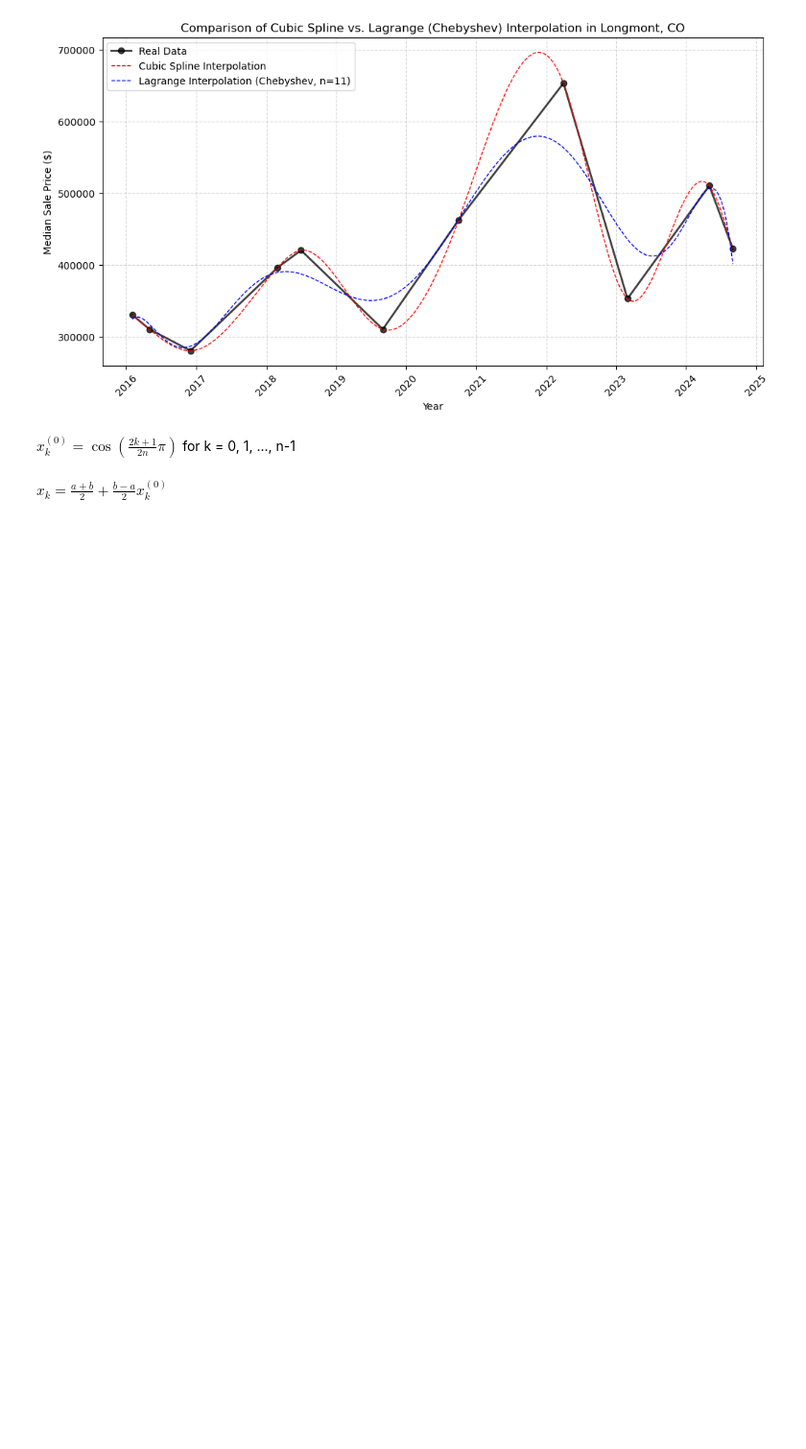
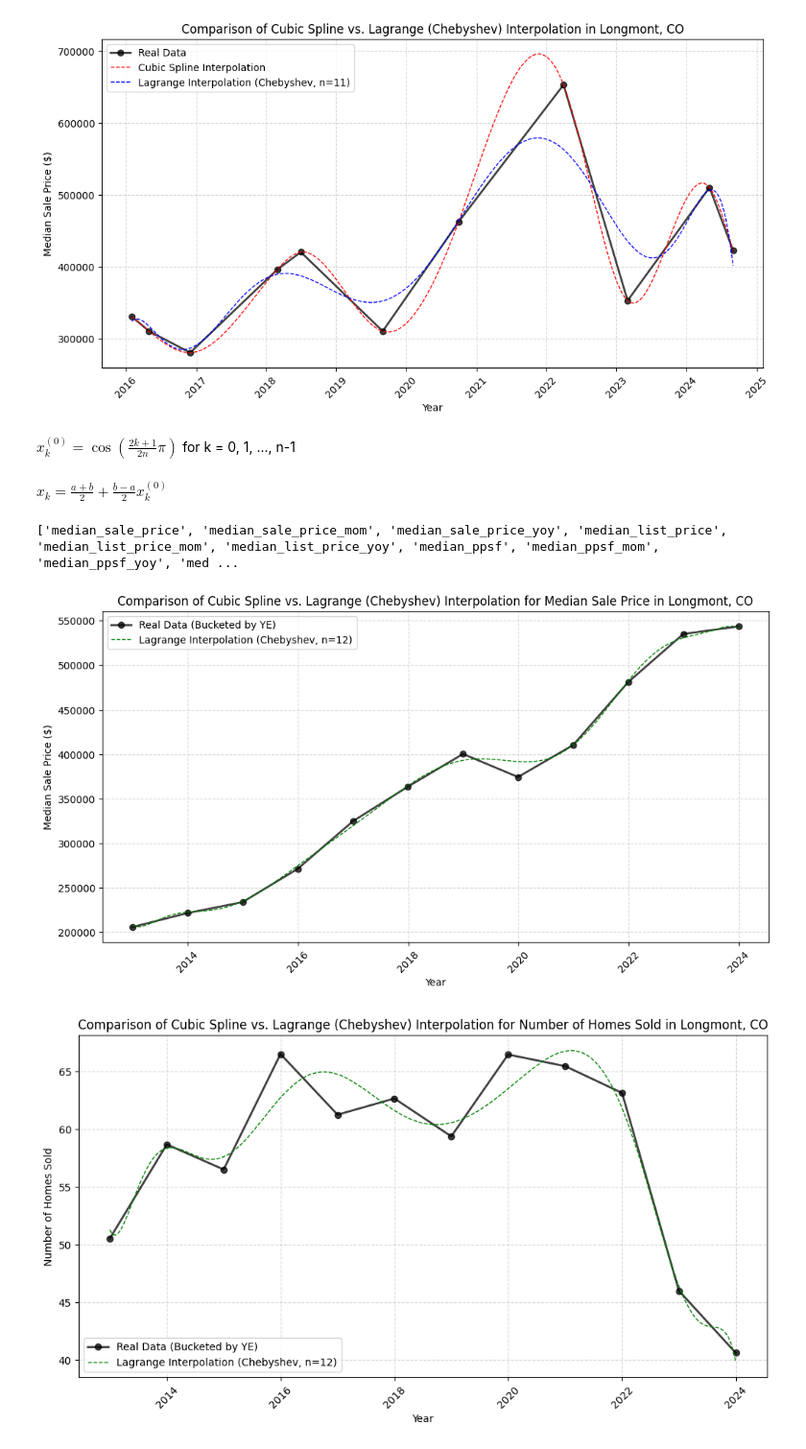
Before and after one commit to ethkissell/Numerical-Comp-Project, a Jupyter notebook: interpolate-by-city.ipynb, the cells around one changed output. Shown at 96% size. Drawn from its saved outputs; the diff is of its cells as text; code cells hidden in the pictures; blank space fills up the shorter version.

Commit message:
Add correlation code

```diff
--- a/interpolate-by-city.ipynb
+++ b/interpolate-by-city.ipynb
@@ -206,3 +209,11 @@ plot_city(data, city, code)
 $x^{(0)}_k = \cos(\frac{2k + 1}{2n} \pi)$ for k = 0, 1, ..., n-1
 # %% [markdown]
 $x_k = \frac{a + b}{2} + \frac{b - a}{2} x^{(0)}_k$
+# %%
+# Get columns to work with correlations over whole dataset
+col_names = data_big.columns.tolist()
+del col_names[:13]
+del col_names[42:]
+print(col_names)
+# %% [output]
+['median_sale_price', 'median_sale_price_mom', 'median_sale_price_yoy', 'median_list_price', 'median_list_price_mom', 'median_list_price_yoy', 'median_ppsf', 'median_ppsf_mom', 'median_ppsf_yoy', 'med ...
@@ -208,0 +403,12 @@ $x_k = \frac{a + b}{2} + \frac{b - a}{2} x^{(0)}_k$
+# %%
+city = 'Longmont'
+code = 'CO'
+
+# Use newly bucketed data to plot initially considered parameters
+plot_city(data_big, city, code, column='median_sale_price', bucket_size='YE')
+plot_city(data_big, city, code, column='homes_sold', bucket_size='YE')
+plot_city(data_big, city, code, column='inventory', bucket_size='YE')
+plot_city(data_big, city, code, column='new_listings', bucket_size='YE')
+# %% [output]
+[figure, added]
+[figure, added]
```
Also changed, not shown: parts of 9 cells of this notebook.
